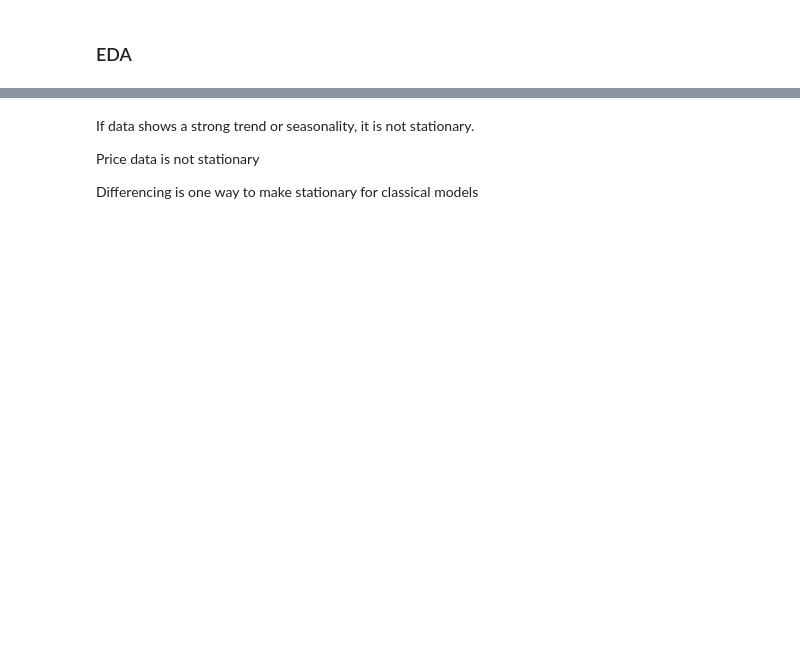
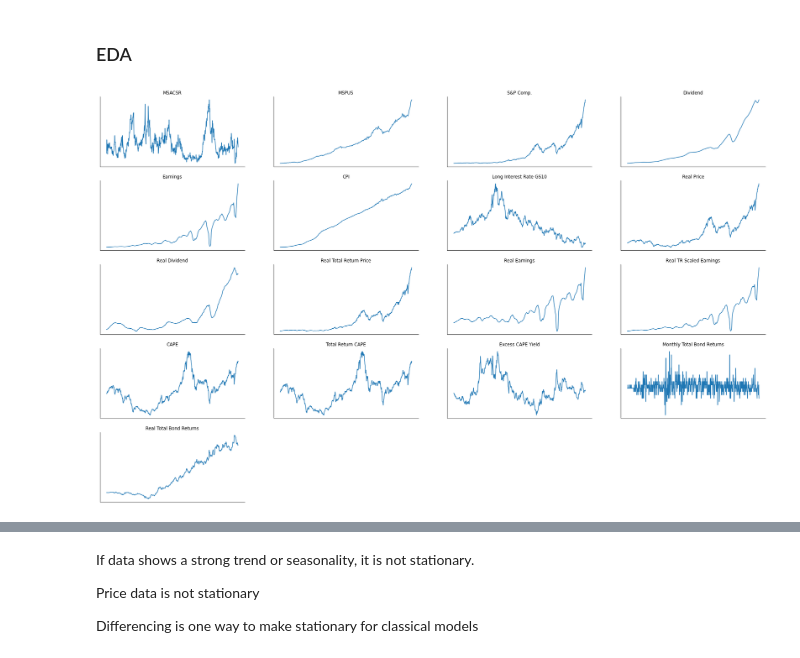
Before and after one commit to hsdistefa/mas-thesis, a Jupyter notebook: EDA.ipynb, the cells around one changed output, grey strips where cells are left out. Drawn from its saved outputs; the diff is of its cells as text; code cells hidden in the pictures; blank space fills up the shorter version.

Commit message:
Added all feature line plot, kde plot, before and after transformations

```diff
--- a/EDA.ipynb
+++ b/EDA.ipynb
@@ -389,3 +389,34 @@ df.head(12)
 | 11 | 1963-12-01 | 6.1 | 18500.000000 | 74.17 | 2.28 | 4.02 | 30.9 | 4.13 | 696.92 | ... |
 # %% [markdown]
 ### EDA
+# %%
+def plot_all_cols_line(df):
+    plot_df = df.copy()
+    plot_df = plot_df.drop(['DATE'], axis='columns')
+
+    fig, axes = plt.subplots(5, 4, figsize=(32, 20))
+    for i, (name, col) in enumerate(plot_df.iteritems()):
+        row_i = i // 4
+        col_i = i % 4
+        ax = axes[row_i, col_i]
+        ax2 = col.plot.line(ax=ax, title=name)
+        # Remove some lines and labels for cleaner look
+        if col_i != 0:  # Remove y label if not first in row for cleaner look
+            ax.set_ylabel('')
+            ax2.set_ylabel('')
+        ax2.axes.get_xaxis().set_visible(False)
+        ax2.axes.get_yaxis().set_visible(False)
+        for axis in [ax, ax2]:
+            for spine in ['top', 'right']:
+                axis.spines[spine].set_visible(False)
+
+    # Delete empty plots
+    fig.delaxes(axes[4][1])
+    fig.delaxes(axes[4][2])
+    fig.delaxes(axes[4][3])
+
+plot_all_cols_line(df)
+plt.savefig('figures/all_features_lineplot.png', bbox_inches='tight')
+plt.show()
+# %% [output]
+[figure, added]
```
Also changed, not shown: parts of 13 cells of this notebook, 5 other files.
